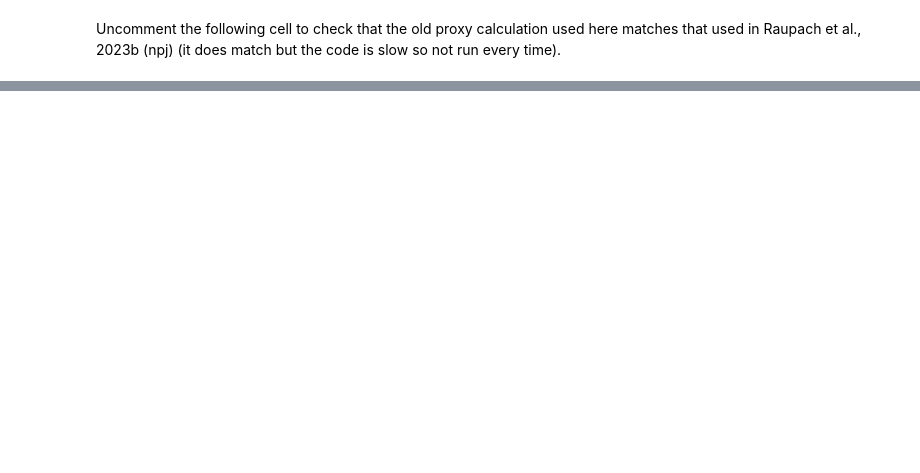
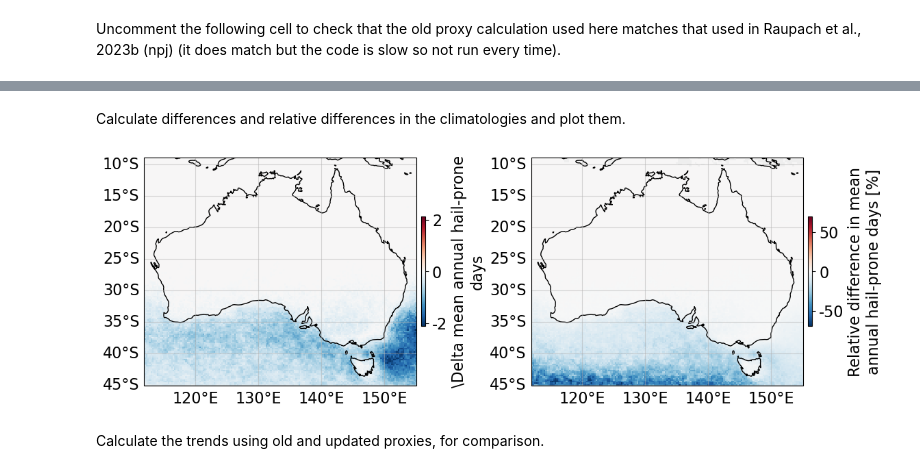
Before and after one commit to traupach/future_hail_global, a Jupyter notebook: analysis/proxy_update.ipynb, the cells around one changed output, grey strips where cells are left out. Cells and saved outputs as stored; diff of their text form; code cells hidden in the pictures; blank space fills up the shorter version.

```diff
--- a/analysis/proxy_update.ipynb
+++ b/analysis/proxy_update.ipynb
@@ -221,4 +247,13 @@ climatol_new = climatol(climatol_all, v='new_prox').load()
+# %% [markdown]
+Calculate differences and relative differences in the climatologies and plot them.
 # %%
 climatol_diffs = (climatol_new - climatol_old)
 climatol_reldiffs = climatol_diffs / climatol_old * 100
-_ = fh.plot_map([climatol_diffs, climatol_reldiffs], ncols=2, wspace=0.2, cmap='RdBu_r', divergent=True)
+
+climatol_diffs.attrs['long_name'] = '\Delta mean annual hail-prone days'
+climatol_reldiffs.attrs['long_name'] = 'Relative difference in mean annual hail-prone days [%]'
+
+_ = fh.plot_map([climatol_diffs, climatol_reldiffs], ncols=2,
+                cmap='RdBu_r', divergent=True, figsize=(10,4), wspace=0.3)
+# %% [output]
+[figure, added]
@@ -228,2 +260,4 @@ climatol_land['new_prox'] = climatol_land.new_prox.chunk({'latitude': 20, 'longi
+# %% [markdown]
+Calculate the trends using old and updated proxies, for comparison.
 # %%
 %%time
```
Also changed, not shown: parts of 20 cells of this notebook, 1 other file.
